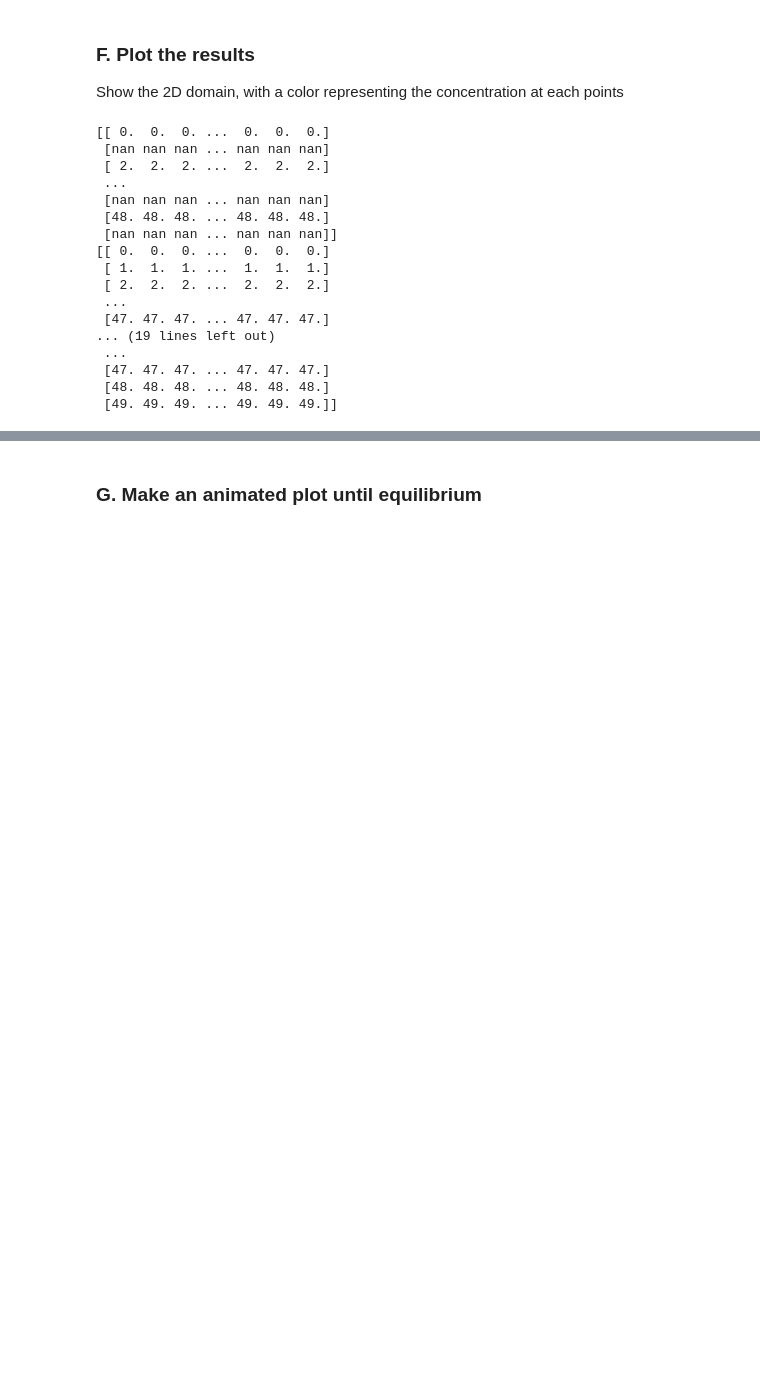
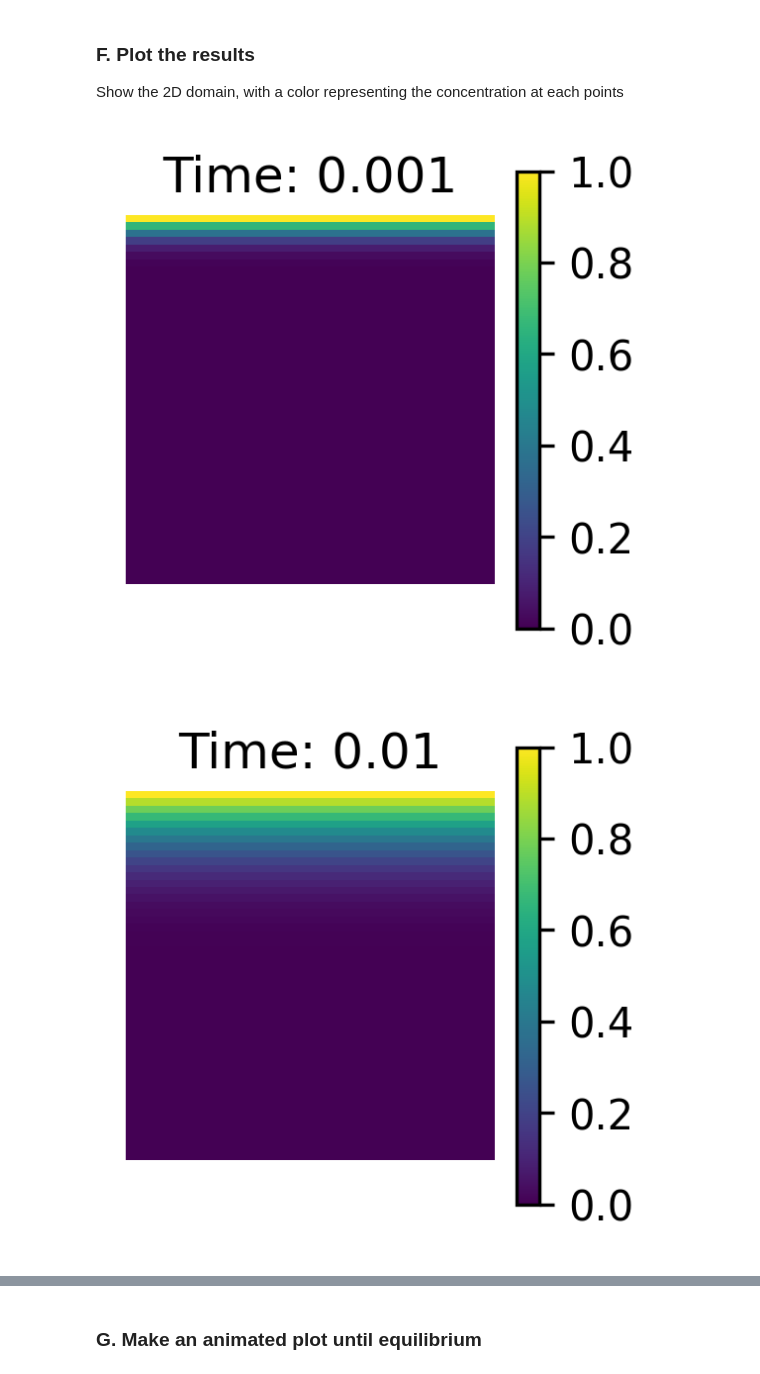
Before and after one commit to NitaiNijholt/ScientificComputing, a Jupyter notebook: assignment_1 - Copia.ipynb, the cells around one changed output, grey strips where cells are left out. Saved outputs shown, nothing was run; the diff lists cells and outputs as text; code cells hidden in the pictures; blank space fills up the shorter version.

```diff
--- a/assignment_1 - Copia.ipynb
+++ b/assignment_1 - Copia.ipynb
@@ -254,4 +255,7 @@ for t in range(int(TIME/dt)):
 np.save('c_sim.npy',c_sim)
+# %%
+# Load file
+c_sim = np.load('c_sim.npy')
 # %% [markdown]
 ### E. Test the correctness of your simulation.
 Compare to the analytic solutions, plot c(y) for different times.
@@ -345,33 +322,17 @@ plt.show()
 Show the 2D domain, with a color representing the concentration at each points
 # %%
 # Get system at desired times
-
 for i in range(len(times)):
     time = times[i]
     sim = cs_sims[i,:,:]
     plt.figure(figsize=(2,2),dpi=300)
 
     plt.clf()
     plt.imshow(sim, vmin=0, vmax=1)
     plt.axis(False)
     plt.grid(True)
-    plt.title('Time: ',str(time))
+    plt.title('Time: '+str(time))
     plt.colorbar()
 # %% [output]
-[[ 0.  0.  0. ...  0.  0.  0.]
- [nan nan nan ... nan nan nan]
- [ 2.  2.  2. ...  2.  2.  2.]
- ...
- [nan nan nan ... nan nan nan]
- [48. 48. 48. ... 48. 48. 48.]
- [nan nan nan ... nan nan nan]]
-[[ 0.  0.  0. ...  0.  0.  0.]
- [ 1.  1.  1. ...  1.  1.  1.]
- [ 2.  2.  2. ...  2.  2.  2.]
- ...
- [47. 47. 47. ... 47. 47. 47.]
-... (19 lines left out)
- ...
- [47. 47. 47. ... 47. 47. 47.]
- [48. 48. 48. ... 48. 48. 48.]
- [49. 49. 49. ... 49. 49. 49.]]
+[figure, added]
+[figure, added]
```
Also changed, not shown: parts of 32 cells of this notebook.
